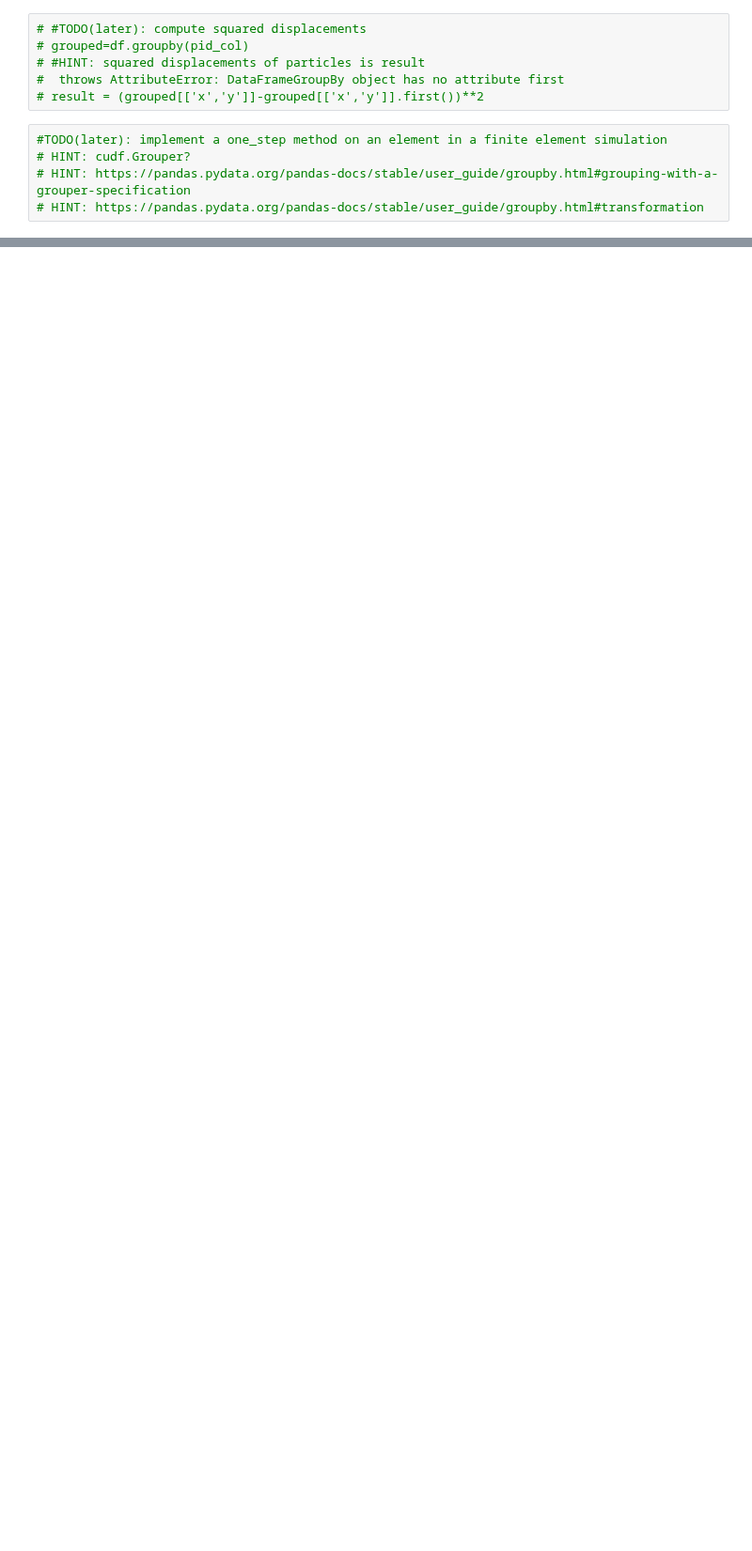
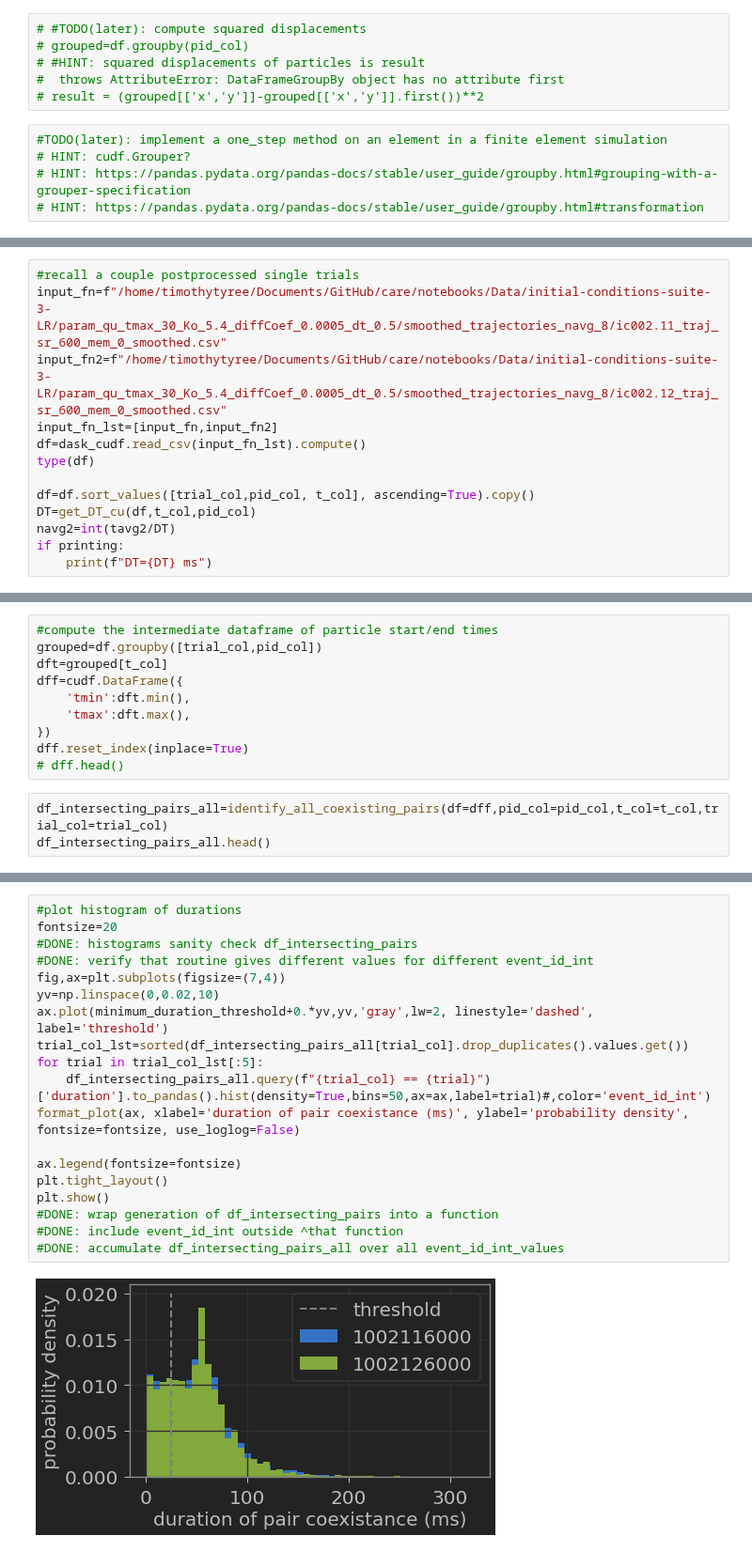
Before and after one commit to timtyree/care, a Jupyter notebook: notebooks/fast estimation of particle properties.ipynb, the cells around one changed output, grey strips where cells are left out. Shown at 94% size. Saved outputs shown, nothing was run; the diff lists cells and outputs as text; blank space fills up the shorter version.

Commit message:
dev locally distributed gpu-accelerated method of identifying all pairs of particles that coexist longer than some reasonable minimum_duration_threshold

```diff
--- a/notebooks/fast estimation of particle properties.ipynb
+++ b/notebooks/fast estimation of particle properties.ipynb
@@ -111,0 +232,13 @@ df.head()
+# %%
+#recall a couple postprocessed single trials
+input_fn=f"/home/timothytyree/Documents/GitHub/care/notebooks/Data/initial-conditions-suite-3-LR/param_qu_tmax_30_Ko_5.4_diffCoef_0.0005_dt_0.5/smoothed_trajectories_navg_8/ic002.11_traj_sr_600_mem_0_smoothed.csv"
+input_fn2=f"/home/timothytyree/Documents/GitHub/care/notebooks/Data/initial-conditions-suite-3-LR/param_qu_tmax_30_Ko_5.4_diffCoef_0.0005_dt_0.5/smoothed_trajectories_navg_8/ic002.12_traj_sr_600_mem_0_smoothed.csv"
+input_fn_lst=[input_fn,input_fn2]
+df=dask_cudf.read_csv(input_fn_lst).compute()
+type(df)
+
+df=df.sort_values([trial_col,pid_col, t_col], ascending=True).copy()
+DT=get_DT_cu(df,t_col,pid_col)
+navg2=int(tavg2/DT)
+if printing:
+    print(f"DT={DT} ms")
@@ -111,0 +247,13 @@ df.head()
+# %%
+#compute the intermediate dataframe of particle start/end times
+grouped=df.groupby([trial_col,pid_col])
+dft=grouped[t_col]
+dff=cudf.DataFrame({
+    'tmin':dft.min(),
+    'tmax':dft.max(),
+})
+dff.reset_index(inplace=True)
+# dff.head()
+# %%
+df_intersecting_pairs_all=identify_all_coexisting_pairs(df=dff,pid_col=pid_col,t_col=t_col,trial_col=trial_col)
+df_intersecting_pairs_all.head()
@@ -111,0 +277,21 @@ df.head()
+# %%
+#plot histogram of durations
+fontsize=20
+#DONE: histograms sanity check df_intersecting_pairs
+#DONE: verify that routine gives different values for different event_id_int
+fig,ax=plt.subplots(figsize=(7,4))
+yv=np.linspace(0,0.02,10)
+ax.plot(minimum_duration_threshold+0.*yv,yv,'gray',lw=2, linestyle='dashed', label='threshold')
+trial_col_lst=sorted(df_intersecting_pairs_all[trial_col].drop_duplicates().values.get())
+for trial in trial_col_lst[:5]:
+    df_intersecting_pairs_all.query(f"{trial_col} == {trial}")['duration'].to_pandas().hist(density=True,bins=50,ax=ax,label=trial)#,color='event_id_int')
+format_plot(ax, xlabel='duration of pair coexistance (ms)', ylabel='probability density', fontsize=fontsize, use_loglog=False)
+
+ax.legend(fontsize=fontsize)
+plt.tight_layout()
+plt.show()
+#DONE: wrap generation of df_intersecting_pairs into a function
+#DONE: include event_id_int outside ^that function
+#DONE: accumulate df_intersecting_pairs_all over all event_id_int_values
+# %% [output]
+[figure, added]
```
Also changed, not shown: parts of 28 cells of this notebook, 2 other files.
